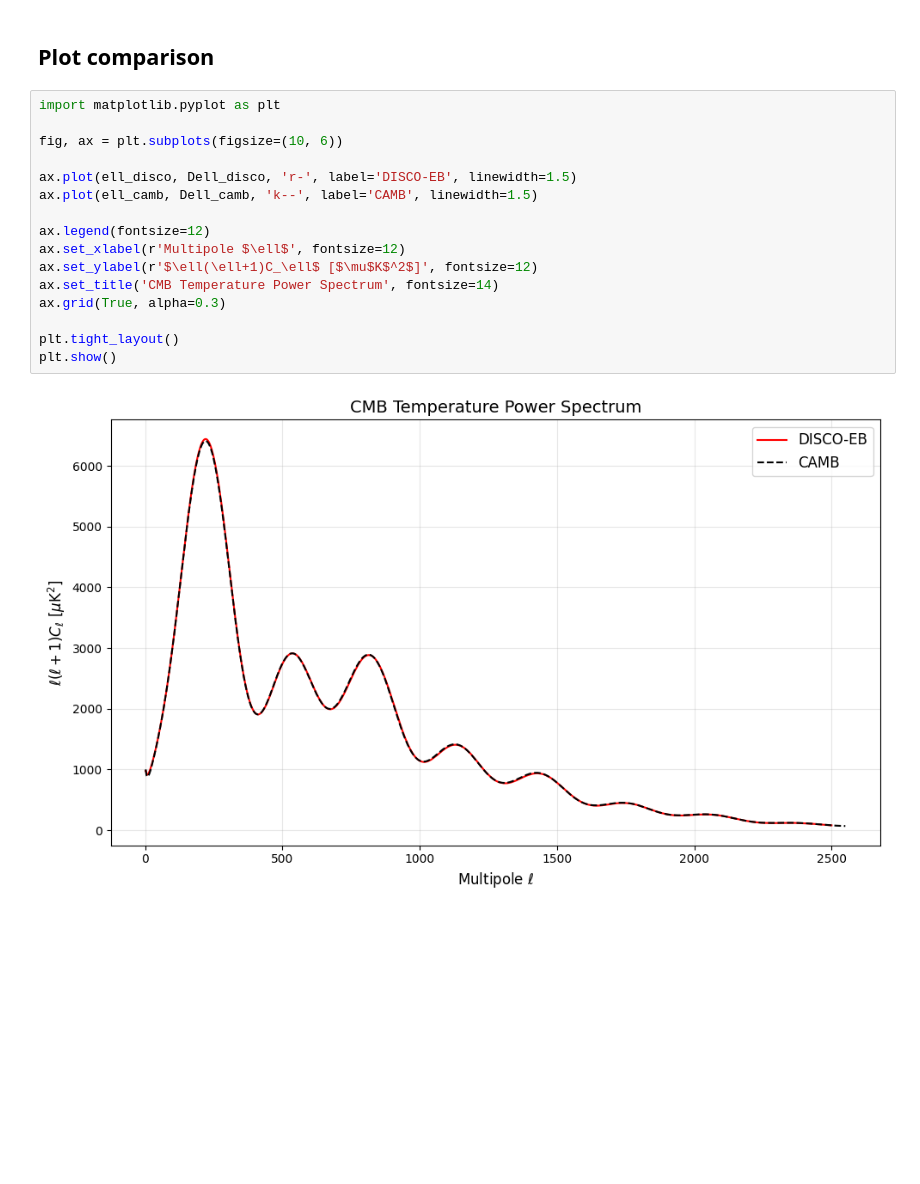
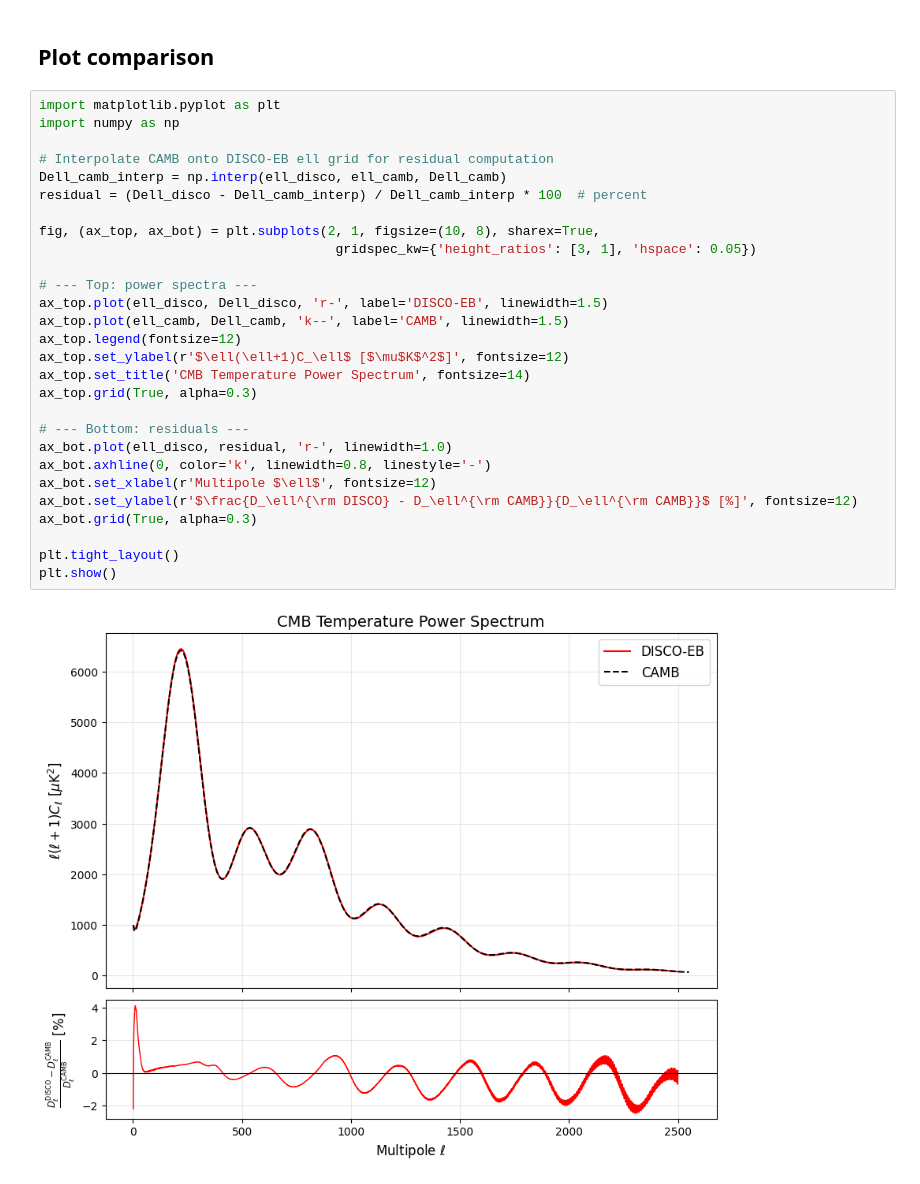
Before and after one commit to lawrenceberry/DISCO-EB, a Jupyter notebook: notebooks/DISCOEB_CMB_spectrum_simple.ipynb, the cells around one changed output. Drawn from its saved outputs; the diff is of its cells as text; blank space fills up the shorter version.

Commit message:
Add plot of residuals between DISCO and CAMB

```diff
--- a/notebooks/DISCOEB_CMB_spectrum_simple.ipynb
+++ b/notebooks/DISCOEB_CMB_spectrum_simple.ipynb
@@ -324,19 +324,31 @@ Dell_camb = powers['unlensed_total'][2:, 0] * 1e12
 ## Plot comparison
 # %%
 import matplotlib.pyplot as plt
+import numpy as np
 
-fig, ax = plt.subplots(figsize=(10, 6))
+# Interpolate CAMB onto DISCO-EB ell grid for residual computation
+Dell_camb_interp = np.interp(ell_disco, ell_camb, Dell_camb)
+residual = (Dell_disco - Dell_camb_interp) / Dell_camb_interp * 100  # percent
 
-ax.plot(ell_disco, Dell_disco, 'r-', label='DISCO-EB', linewidth=1.5)
-ax.plot(ell_camb, Dell_camb, 'k--', label='CAMB', linewidth=1.5)
+fig, (ax_top, ax_bot) = plt.subplots(2, 1, figsize=(10, 8), sharex=True,
+                                      gridspec_kw={'height_ratios': [3, 1], 'hspace': 0.05})
 
-ax.legend(fontsize=12)
-ax.set_xlabel(r'Multipole $\ell$', fontsize=12)
-ax.set_ylabel(r'$\ell(\ell+1)C_\ell$ [$\mu$K$^2$]', fontsize=12)
-ax.set_title('CMB Temperature Power Spectrum', fontsize=14)
-ax.grid(True, alpha=0.3)
+# --- Top: power spectra ---
+ax_top.plot(ell_disco, Dell_disco, 'r-', label='DISCO-EB', linewidth=1.5)
+ax_top.plot(ell_camb, Dell_camb, 'k--', label='CAMB', linewidth=1.5)
+ax_top.legend(fontsize=12)
+ax_top.set_ylabel(r'$\ell(\ell+1)C_\ell$ [$\mu$K$^2$]', fontsize=12)
+ax_top.set_title('CMB Temperature Power Spectrum', fontsize=14)
+ax_top.grid(True, alpha=0.3)
+
+# --- Bottom: residuals ---
+ax_bot.plot(ell_disco, residual, 'r-', linewidth=1.0)
+ax_bot.axhline(0, color='k', linewidth=0.8, linestyle='-')
+ax_bot.set_xlabel(r'Multipole $\ell$', fontsize=12)
+ax_bot.set_ylabel(r'$\frac{D_\ell^{\rm DISCO} - D_\ell^{\rm CAMB}}{D_\ell^{\rm CAMB}}$ [%]', fontsize=12)
+ax_bot.grid(True, alpha=0.3)
 
 plt.tight_layout()
 plt.show()
 # %% [output]
-[figure, old version]
+[figure, new version]
```
